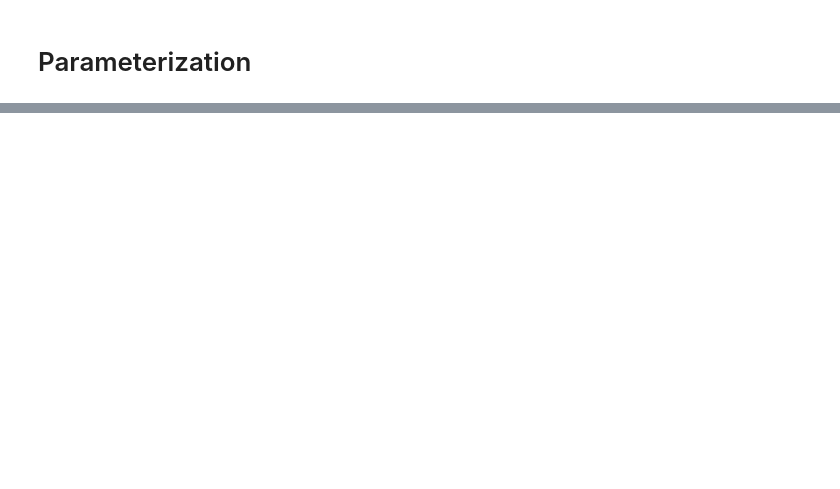
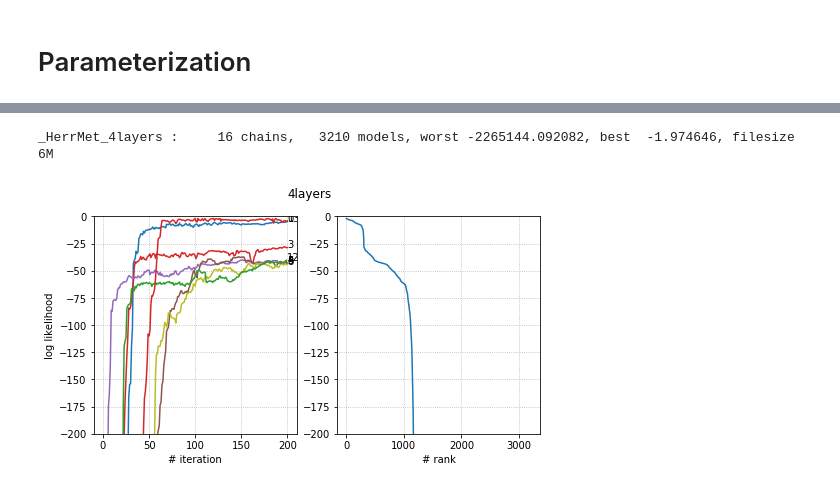
Before and after one commit to obsmax/srfpython, a Jupyter notebook: tutorials/tutorial1/tutorial1.ipynb, the cells around one changed output, grey strips where cells are left out. Cells and saved outputs as stored; diff of their text form; code cells hidden in the pictures; blank space fills up the shorter version.

```diff
--- a/tutorials/tutorial1/tutorial1.ipynb
+++ b/tutorials/tutorial1/tutorial1.ipynb
@@ -238,10 +335,12 @@ print "DONE"
 # %%
 %run -i ../../srfpython/bin/HerrMet \
     -verbose 0 \
-    --manage \
-        -delbad -100. \
-        -plot \
+    --manage _HerrMet_4layers  \
+        -plot -200. \
         -inline
+# %% [output]
+_HerrMet_4layers :     16 chains,   3210 models, worst -2265144.092082, best  -1.974646, filesize 6M
+[figure, added]
 # %%
 # -----------------
 # display results
```
Also changed, not shown: parts of 12 cells of this notebook, 2 other files.
